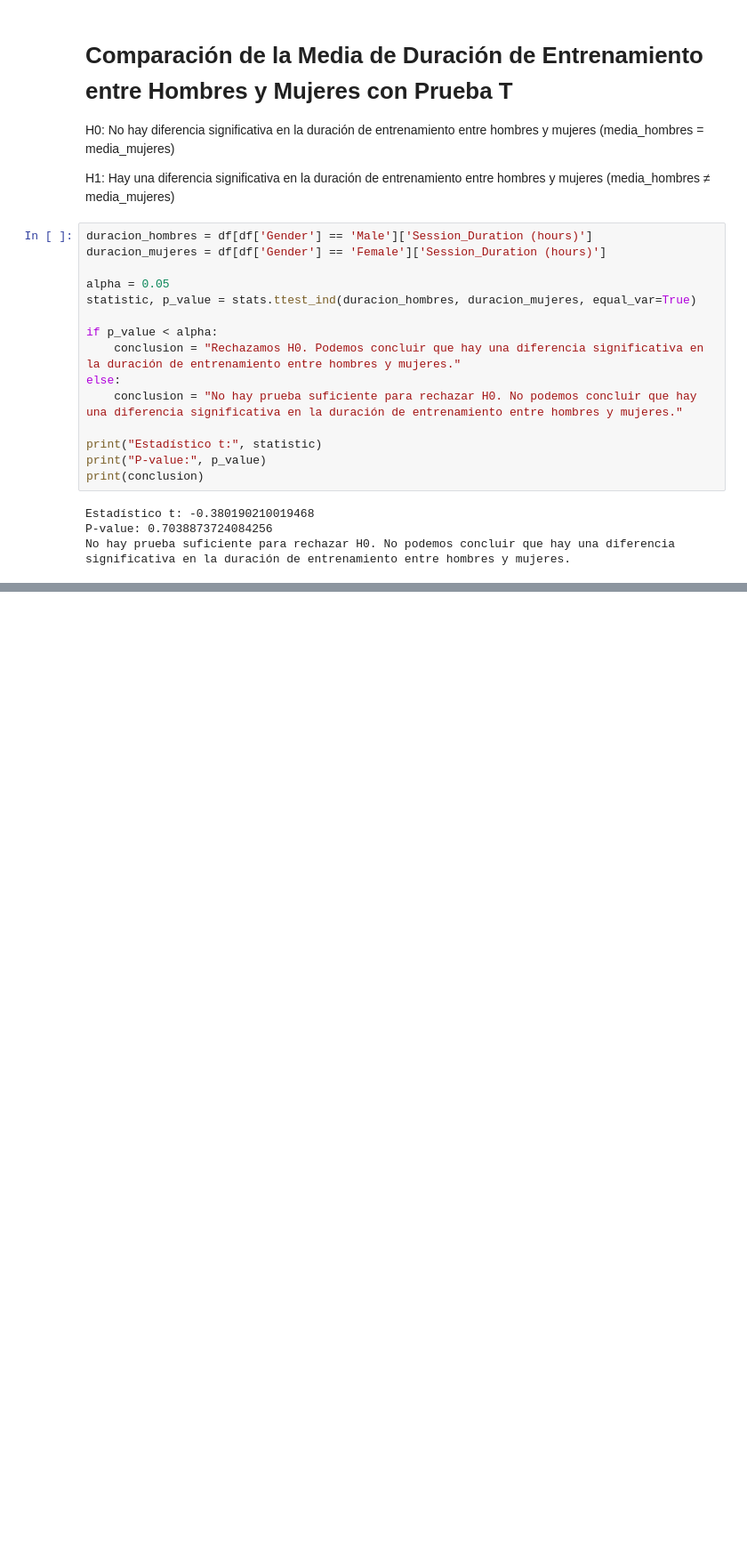
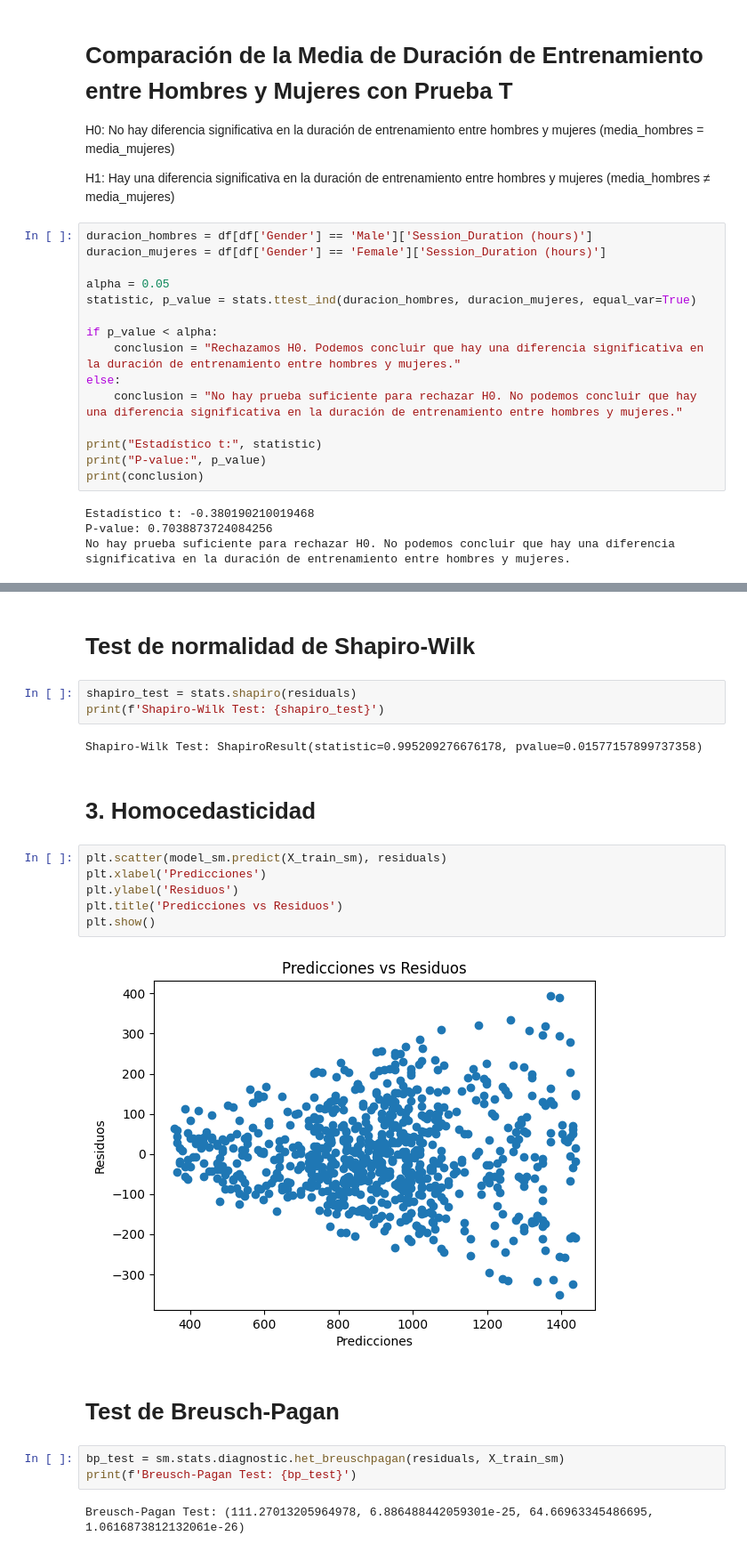
Before and after one commit to Ghavvvo/Proyecto-Final-de-Estadistica, a Jupyter notebook: Proyecto.ipynb, the cells around one changed output, grey strips where cells are left out. Shown at 89% size. Cells and saved outputs as stored; diff of their text form; blank space fills up the shorter version.

```diff
--- a/Proyecto.ipynb
+++ b/Proyecto.ipynb
@@ -712,0 +778,24 @@ No hay prueba suficiente para rechazar H0. No podemos concluir que hay una difer
+# %% [markdown]
+# Test de normalidad de Shapiro-Wilk
+# %%
+shapiro_test = stats.shapiro(residuals)
+print(f'Shapiro-Wilk Test: {shapiro_test}')
+# %% [output]
+Shapiro-Wilk Test: ShapiroResult(statistic=0.995209276676178, pvalue=0.01577157899737358)
+# %% [markdown]
+# 3. Homocedasticidad
+# %%
+plt.scatter(model_sm.predict(X_train_sm), residuals)
+plt.xlabel('Predicciones')
+plt.ylabel('Residuos')
+plt.title('Predicciones vs Residuos')
+plt.show()
+# %% [output]
+[figure, added]
+# %% [markdown]
+# Test de Breusch-Pagan
+# %%
+bp_test = sm.stats.diagnostic.het_breuschpagan(residuals, X_train_sm)
+print(f'Breusch-Pagan Test: {bp_test}')
+# %% [output]
+Breusch-Pagan Test: (111.27013205964978, 6.886488442059301e-25, 64.66963345486695, 1.0616873812132061e-26)
```
Also changed, not shown: parts of 8 cells of this notebook.
